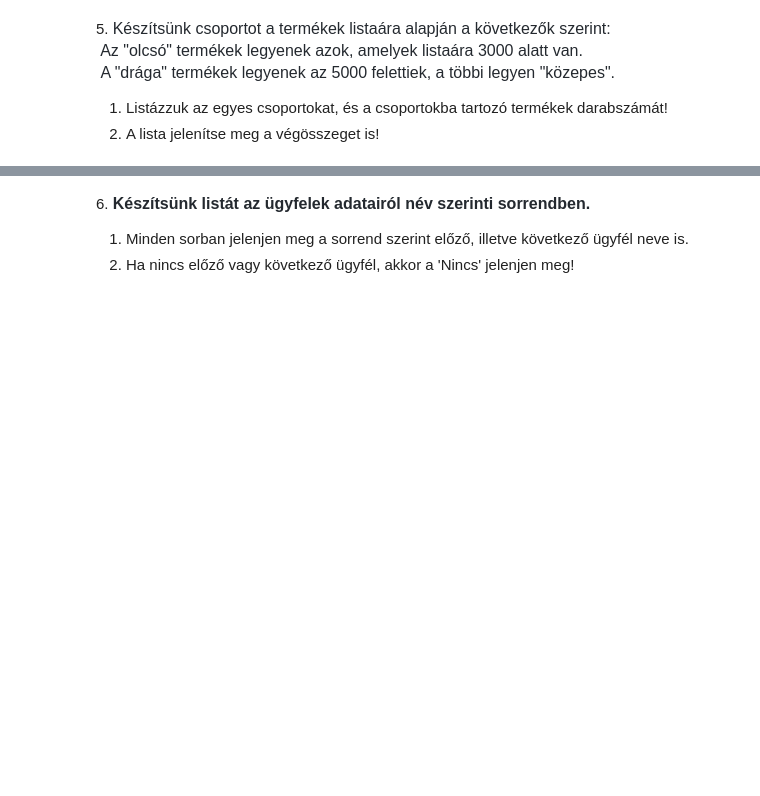
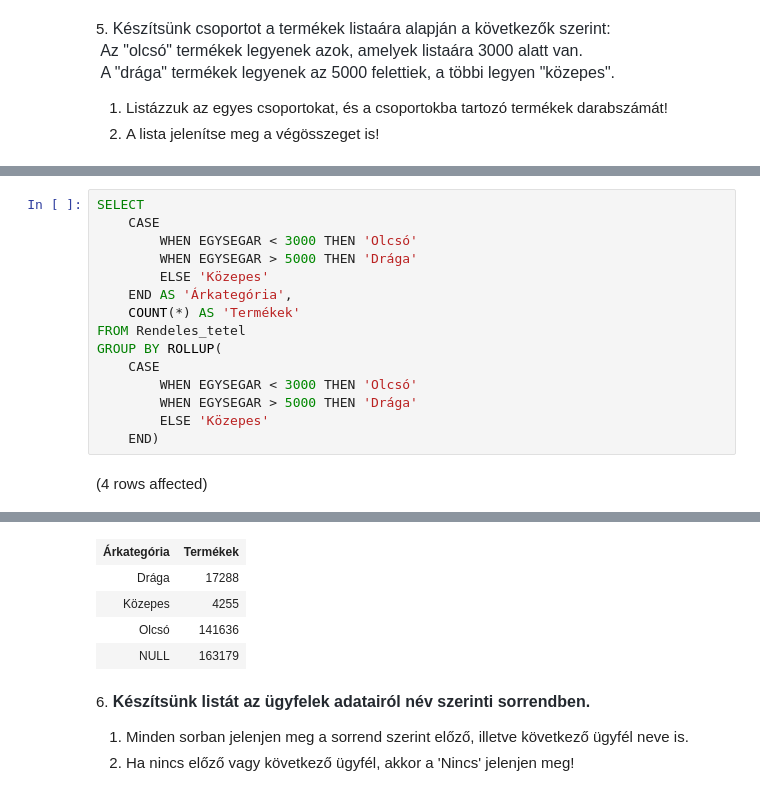
Before and after one commit to JanosZkcs/Adatbazisok_egyetem, a Jupyter notebook: gyakorlat05_feladatok.ipynb, the cells around one changed output, grey strips where cells are left out. Drawn from its saved outputs; the diff is of its cells as text; blank space fills up the shorter version.

```diff
--- a/gyakorlat05_feladatok.ipynb
+++ b/gyakorlat05_feladatok.ipynb
@@ -128,0 +125,17 @@ Total execution time: 00:00:32.099
+# %%
+SELECT
+    CASE
+        WHEN EGYSEGAR < 3000 THEN 'Olcsó'
+        WHEN EGYSEGAR > 5000 THEN 'Drága'
+        ELSE 'Közepes'
+    END AS 'Árkategória',
+    COUNT(*) AS 'Termékek'
+FROM Rendeles_tetel
+GROUP BY ROLLUP(
+    CASE
+        WHEN EGYSEGAR < 3000 THEN 'Olcsó'
+        WHEN EGYSEGAR > 5000 THEN 'Drága'
+        ELSE 'Közepes'
+    END)
+# %% [output]
+(4 rows affected)
@@ -129,3 +143,8 @@ Total execution time: 00:00:32.099
+| Árkategória | Termékek |
+| Drága | 17288 |
+| Közepes | 4255 |
+| Olcsó | 141636 |
+| NULL | 163179 |
 # %% [markdown]
 6. <span style="font-weight: 600; color: rgb(36, 41, 47); font-family: -apple-system, BlinkMacSystemFont, &quot;Segoe UI&quot;, Helvetica, Arial, sans-serif, &quot;Apple Color Emoji&quot;, &quot;Segoe UI Emoji&quot;; font-size: 16px;">Készítsünk listát az ügyfelek adatairól név szerinti sorrendben.</span>
 
```
Also changed, not shown: parts of 2 cells of this notebook.
